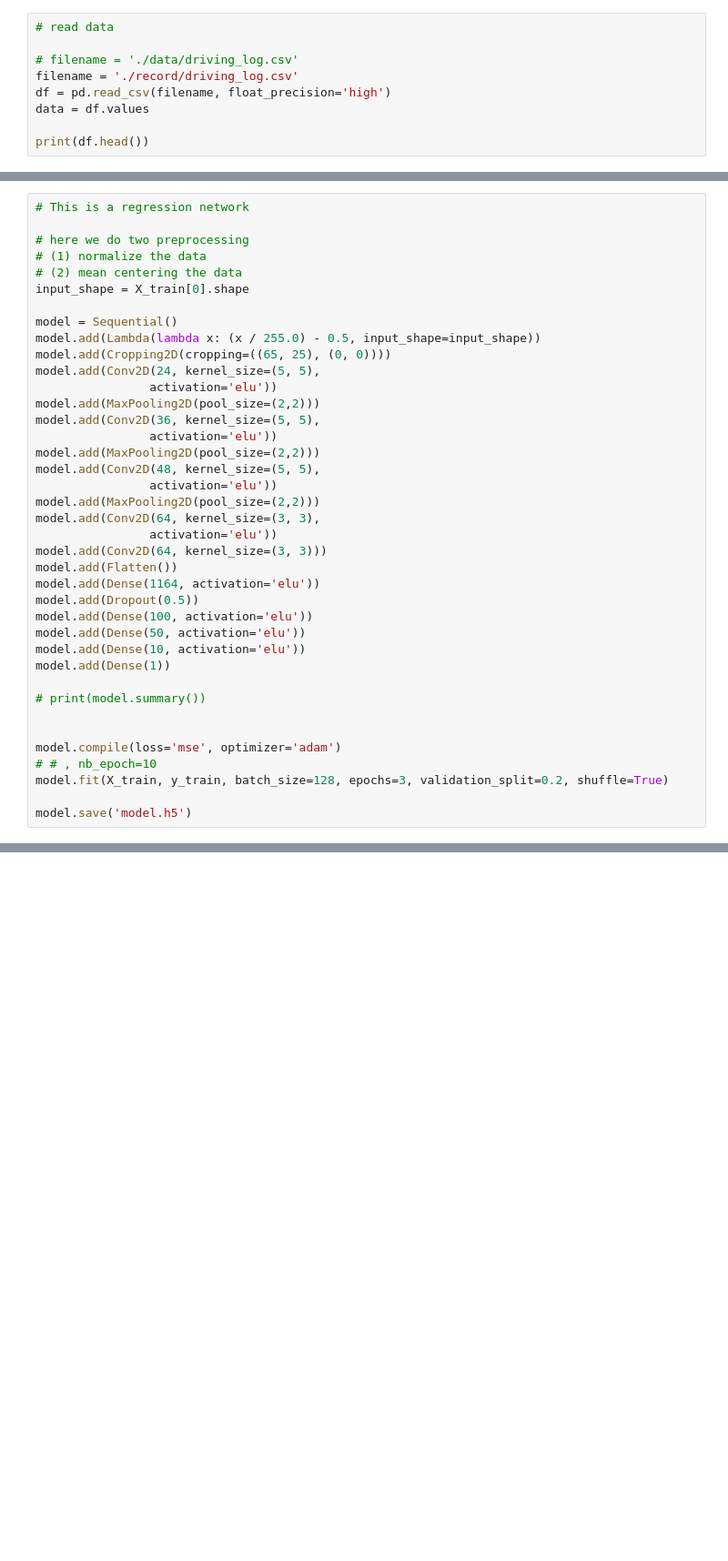
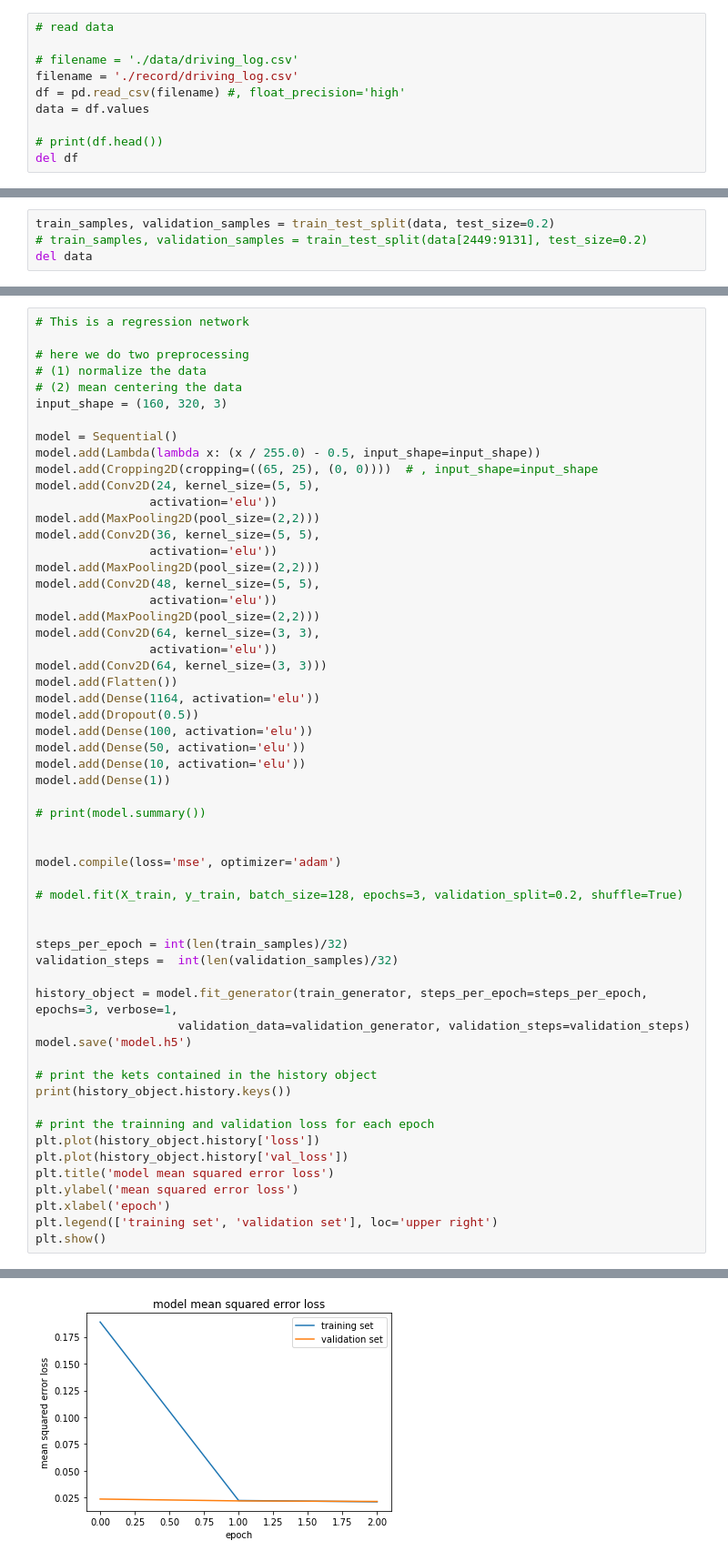
Before and after one commit to fevemania/CarND-Behavioral-Cloning-P3, a Jupyter notebook: train.ipynb, the cells around one changed output, grey strips where cells are left out. Shown at 91% size. Drawn from its saved outputs; the diff is of its cells as text; blank space fills up the shorter version.

Commit message:
create model.py and record the result

```diff
--- a/train.ipynb
+++ b/train.ipynb
@@ -9,7 +14,8 @@ import matplotlib.pyplot as plt
 
 # filename = './data/driving_log.csv'
 filename = './record/driving_log.csv'
-df = pd.read_csv(filename, float_precision='high')
+df = pd.read_csv(filename) #, float_precision='high'
 data = df.values
 
-print(df.head())
+# print(df.head())
+del df
@@ -33,0 +22,4 @@ print(df.head())
+# %%
+train_samples, validation_samples = train_test_split(data, test_size=0.2)
+# train_samples, validation_samples = train_test_split(data[2449:9131], test_size=0.2)
+del data
@@ -230,11 +244,11 @@ Epoch 3/3
 # here we do two preprocessing
 # (1) normalize the data
 # (2) mean centering the data
-input_shape = X_train[0].shape
+input_shape = (160, 320, 3)
 
 model = Sequential()
 model.add(Lambda(lambda x: (x / 255.0) - 0.5, input_shape=input_shape))
-model.add(Cropping2D(cropping=((65, 25), (0, 0))))
+model.add(Cropping2D(cropping=((65, 25), (0, 0))))  # , input_shape=input_shape
 model.add(Conv2D(24, kernel_size=(5, 5),
                 activation='elu'))
 model.add(MaxPooling2D(pool_size=(2,2)))
@@ -259,8 +273,26 @@ model.add(Dense(1))
 
 
 model.compile(loss='mse', optimizer='adam')
-# # , nb_epoch=10
-model.fit(X_train, y_train, batch_size=128, epochs=3, validation_split=0.2, shuffle=True)
 
+# model.fit(X_train, y_train, batch_size=128, epochs=3, validation_split=0.2, shuffle=True)
+
+
+steps_per_epoch = int(len(train_samples)/32)
+validation_steps =  int(len(validation_samples)/32)
+
+history_object = model.fit_generator(train_generator, steps_per_epoch=steps_per_epoch, epochs=3, verbose=1,
+                    validation_data=validation_generator, validation_steps=validation_steps)
 model.save('model.h5')
+
+# print the kets contained in the history object
+print(history_object.history.keys())
+
+# print the trainning and validation loss for each epoch
+plt.plot(history_object.history['loss'])
+plt.plot(history_object.history['val_loss'])
+plt.title('model mean squared error loss')
+plt.ylabel('mean squared error loss')
+plt.xlabel('epoch')
+plt.legend(['training set', 'validation set'], loc='upper right')
+plt.show()
 # %% [output]
@@ -273,0 +306 @@ Epoch 3/3
+[figure, added]
```
Also changed, not shown: parts of 15 cells of this notebook, 4 other files.
